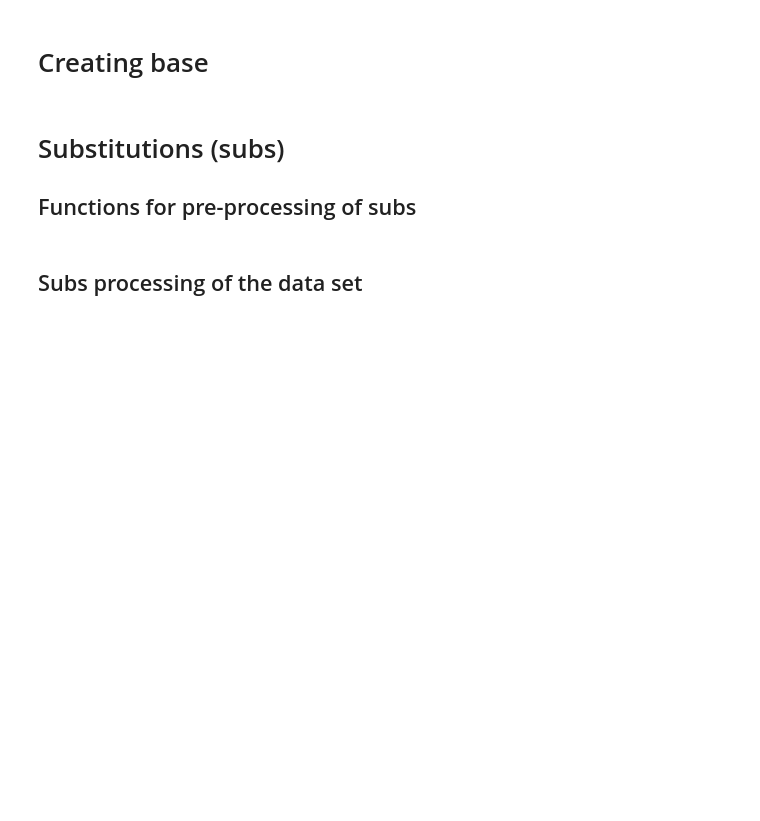
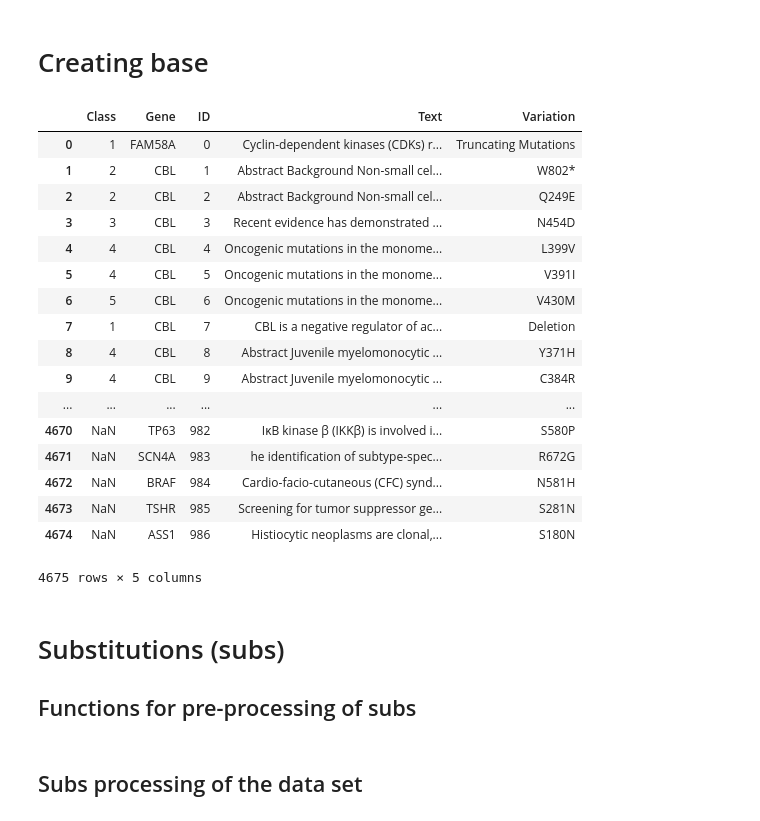
Before and after one commit to Sorelz/Kaggle_MSK, a Jupyter notebook: Window/w_Pre_Processing.ipynb, the cells around one changed output. Saved outputs shown, nothing was run; the diff lists cells and outputs as text; code cells hidden in the pictures; blank space fills up the shorter version.

```diff
--- a/Window/w_Pre_Processing.ipynb
+++ b/Window/w_Pre_Processing.ipynb
@@ -58,8 +58,28 @@ One_to_Three_AA = {'C': 'Cys', 'D': 'Asp', 'S': 'Ser', 'Q': 'Gln', 'K': 'Lys',
 pattern = re.compile('|'.join(One_to_Three_AA.keys()))
 # %%
 #### process the train and test set together
-data_all = pd.concat((train_final, new_test_final), axis=0, ignore_index=True)
+data_all = pd.concat((new_train, new_test_final), axis=0, ignore_index=True)
 data_all_backup = data_all[:] ## We keep backup in case we need to use again
+data_all
+# %% [output]
+|  | Class | Gene | ID | Text | Variation |
+| 0 | 1 | FAM58A | 0 | Cyclin-dependent kinases (CDKs) r... | Truncating Mutations |
+| 1 | 2 | CBL | 1 | Abstract Background Non-small cel... | W802* |
+| 2 | 2 | CBL | 2 | Abstract Background Non-small cel... | Q249E |
+| 3 | 3 | CBL | 3 | Recent evidence has demonstrated ... | N454D |
+| 4 | 4 | CBL | 4 | Oncogenic mutations in the monome... | L399V |
+| 5 | 4 | CBL | 5 | Oncogenic mutations in the monome... | V391I |
+| 6 | 5 | CBL | 6 | Oncogenic mutations in the monome... | V430M |
+| 7 | 1 | CBL | 7 | CBL is a negative regulator of ac... | Deletion |
+| 8 | 4 | CBL | 8 | Abstract Juvenile myelomonocytic ... | Y371H |
+| 9 | 4 | CBL | 9 | Abstract Juvenile myelomonocytic ... | C384R |
+| ... | ... | ... | ... | ... | ... |
+| 4670 | NaN | TP63 | 982 | IκB kinase β (IKKβ) is involved i... | S580P |
+| 4671 | NaN | SCN4A | 983 | he identification of subtype-spec... | R672G |
+| 4672 | NaN | BRAF | 984 | Cardio-facio-cutaneous (CFC) synd... | N581H |
+| 4673 | NaN | TSHR | 985 | Screening for tumor suppressor ge... | S281N |
+| 4674 | NaN | ASS1 | 986 | Histiocytic neoplasms are clonal,... | S180N |
+4675 rows × 5 columns
 # %% [markdown]
 # Substitutions (subs)
 ## Functions for pre-processing of subs
```
Also changed, not shown: parts of 2 cells of this notebook, 1 other file.
